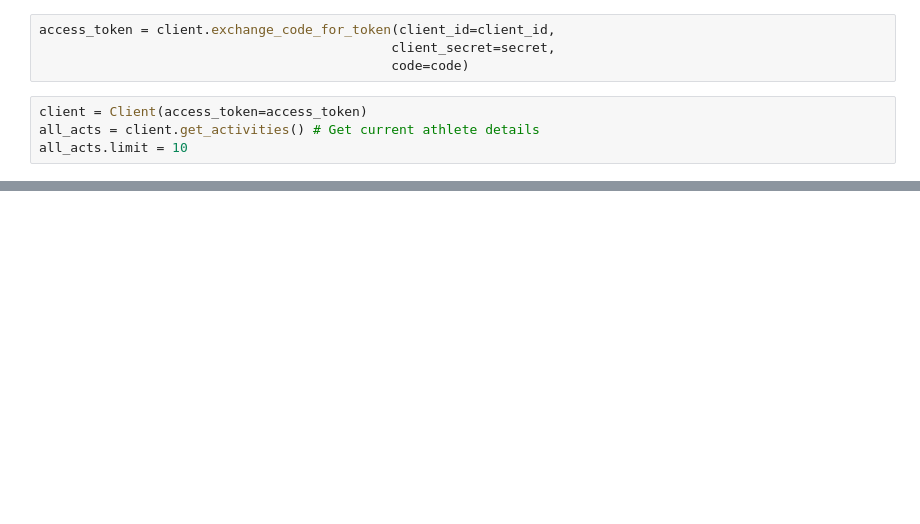
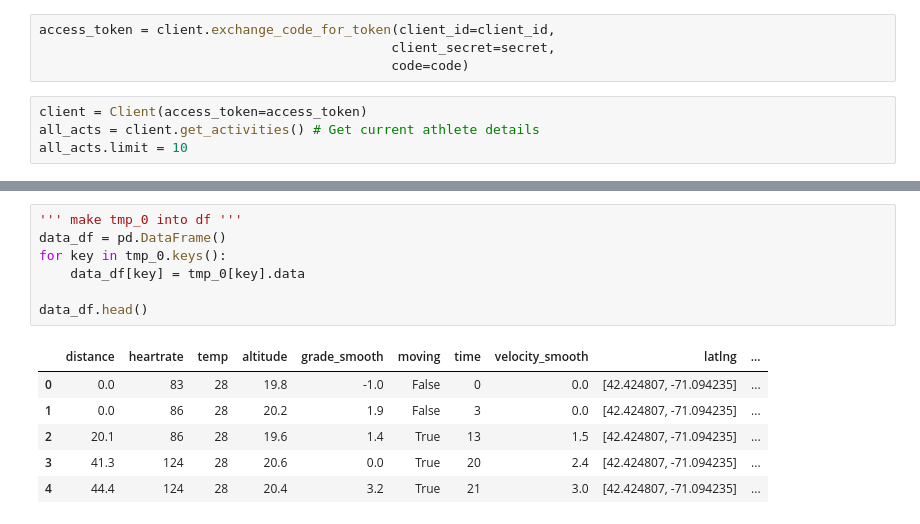
Before and after one commit to areichel90/StravaAnalysis, a Jupyter notebook: STRAVA_AUTH.ipynb, the cells around one changed output, grey strips where cells are left out. Saved outputs shown, nothing was run; the diff lists cells and outputs as text; blank space fills up the shorter version.

```diff
--- a/STRAVA_AUTH.ipynb
+++ b/STRAVA_AUTH.ipynb
@@ -59,5 +61,19 @@ tmp_0.keys()
  u'velocity_smooth',
  u'latlng',
  u'cadence']
+# %%
+''' make tmp_0 into df '''
+data_df = pd.DataFrame()
+for key in tmp_0.keys():
+    data_df[key] = tmp_0[key].data
+
+data_df.head()
+# %% [output]
+|  | distance | heartrate | temp | altitude | grade_smooth | moving | time | velocity_smooth | latlng | ... |
+| 0 | 0.0 | 83 | 28 | 19.8 | -1.0 | False | 0 | 0.0 | [42.424807, -71.094235] | ... |
+| 1 | 0.0 | 86 | 28 | 20.2 | 1.9 | False | 3 | 0.0 | [42.424807, -71.094235] | ... |
+| 2 | 20.1 | 86 | 28 | 19.6 | 1.4 | True | 13 | 1.5 | [42.424807, -71.094235] | ... |
+| 3 | 41.3 | 124 | 28 | 20.6 | 0.0 | True | 20 | 2.4 | [42.424807, -71.094235] | ... |
+| 4 | 44.4 | 124 | 28 | 20.4 | 3.2 | True | 21 | 3.0 | [42.424807, -71.094235] | ... |
 # %%
 scttr_tmp = pd.DataFrame(tmp_0['latlng'].data)
```
Also changed, not shown: parts of 15 cells of this notebook.
